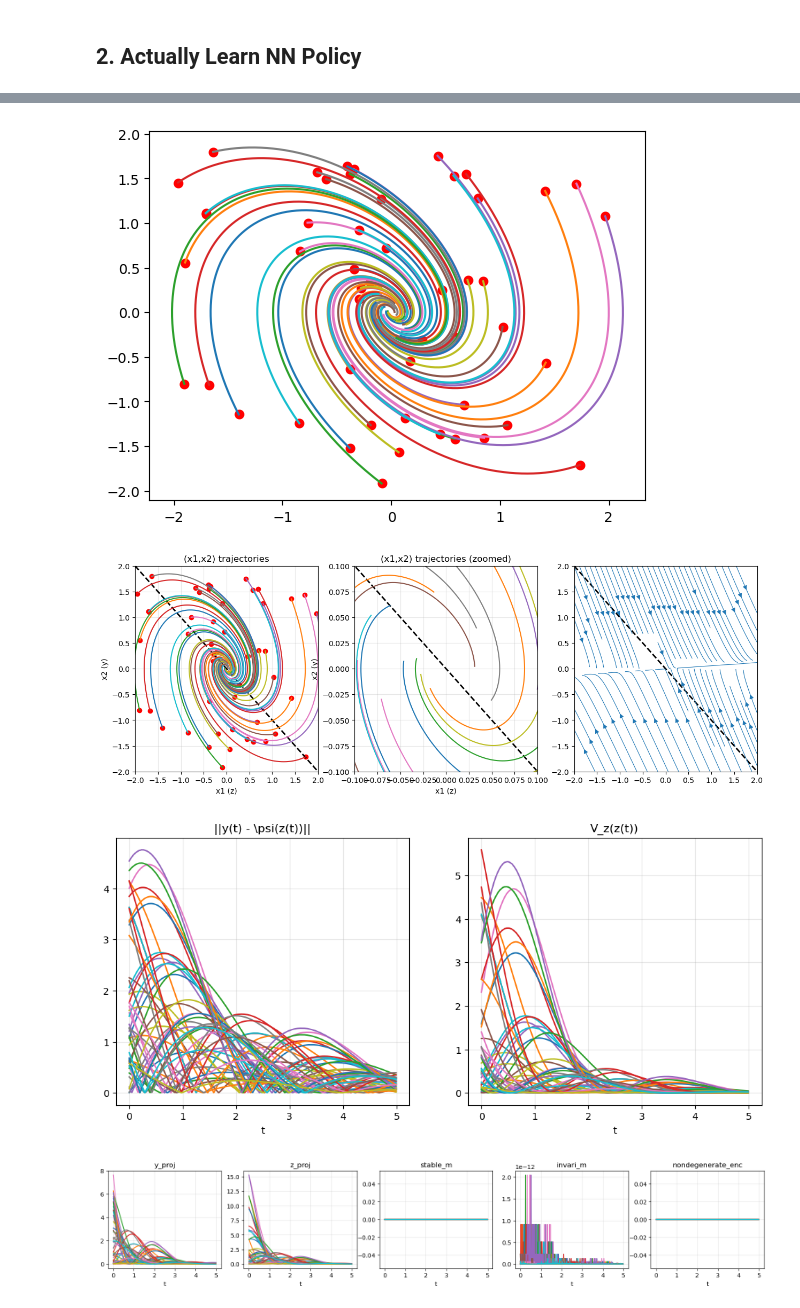
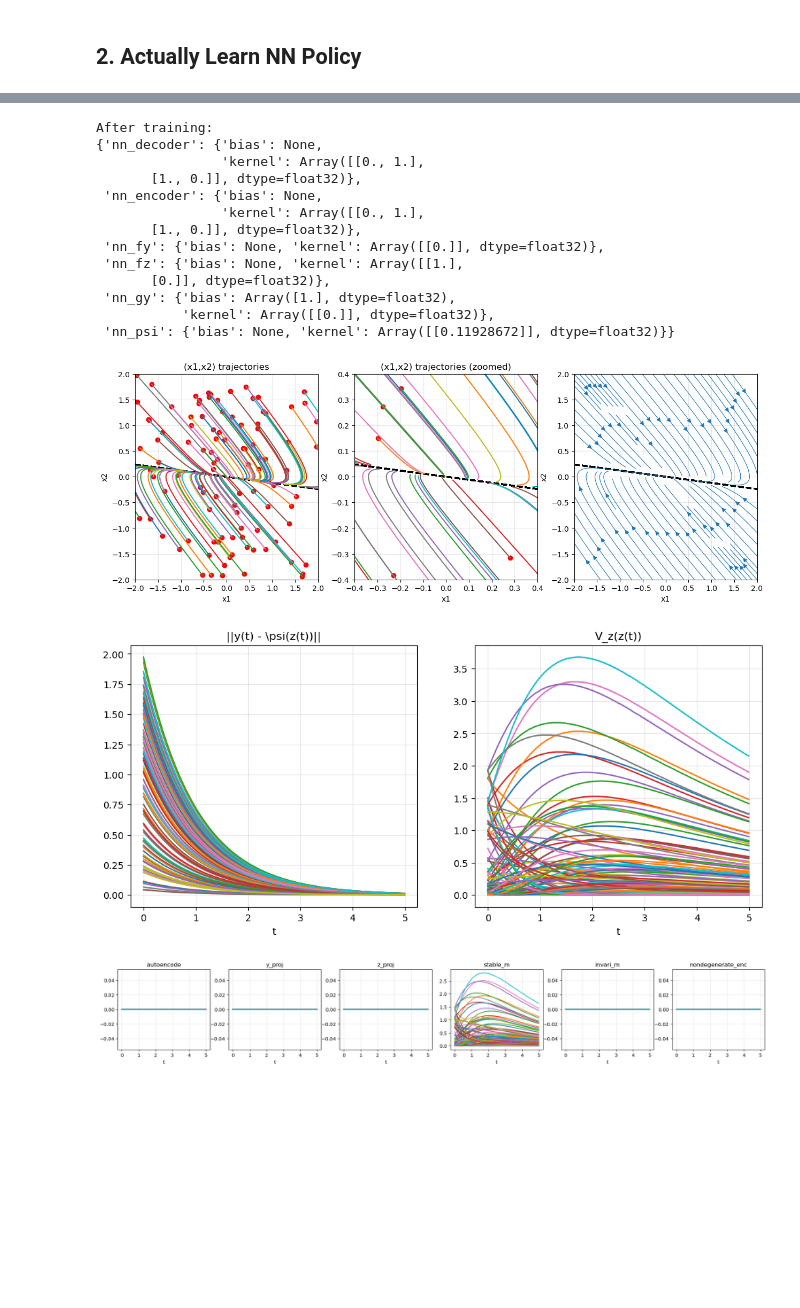
Before and after one commit to kylewang1999/zd_policy, a Jupyter notebook: scripts/main.ipynb, the cells around one changed output, grey strips where cells are left out. Drawn from its saved outputs; the diff is of its cells as text; code cells hidden in the pictures; blank space fills up the shorter version.

```diff
--- a/scripts/main.ipynb
+++ b/scripts/main.ipynb
@@ -120,6 +108,7 @@ from einops import rearrange
 import jax.tree_util as jtu
 from double_integrator import *
 from my_train import *
+from pprint import pprint
 
 
 cfg_rollout = CfgRollout()
@@ -130,18 +119,17 @@ ts = jnp.arange(cfg_rollout.t0, cfg_rollout.t1 + cfg_rollout.dt, cfg_rollout.dt)
 rng = jax.random.PRNGKey(42)
 
 rom = NNDoubleIntegratorROM(cfg_rom=cfg_rom)
-rom.hardcode_nn_params()
+rom.set_nn_params({
+    "nn_encoder": {"kernel": jnp.array([[0., 1.], [1., 0.]])},
+    "nn_decoder": {"kernel": jnp.array([[0., 1.], [1., 0.]])},
+    "nn_fy":      {"kernel": jnp.array([[0.]])},
+    "nn_gy":      {"kernel": jnp.array([[0.]]), "bias": jnp.array([1.])},
+    "nn_fz":      {"kernel": jnp.array([[1.], [0.]])},                # ż = y
+    "nn_psi":      {"kernel": jnp.array([[-0.4]])}, # on purpose give it a incorrect value.
+})
 
-params = rom.get_nn_params()
-leaves, treedef = jtu.tree_flatten(params)
-keys = jax.random.split(rng, len(leaves))
-keys_tree = jtu.tree_unflatten(treedef, keys)
-
-corrupted_params = jtu.tree_map(
-    lambda x, k: x + jax.random.normal(k, x.shape),
-    params, keys_tree
-)
-rom.set_nn_params(corrupted_params)
+print("Before training:")
+pprint(rom.get_nn_params())
 
 integrator = Integrator(
     solver=partial(dfx.diffeqsolve, solver=dfx.Tsit5()),
@@ -149,6 +137,4 @@ integrator = Integrator(
 )
 
 train(rom, integrator, cfg_train, cfg_data, rng)
-
-rom.get_nn_params()
 # %% [output]
@@ -169,22 +154,29 @@ Training interrupted by user
-# %%
-
-x0s = jax.random.uniform(rng, (50, 2), minval=-cfg_data.box_width, maxval=cfg_data.box_width)
-
-int_out = integrator.apply(x0s, rom=rom)
-aux_out = integrator.post_apply(int_out, rom=rom)
-loss_out = integrator.compute_loss(int_out, rom=rom)
-
-xs = aux_out.xs
-
-for i in range(xs.shape[0]):
-    plt.plot(xs[i, :, 0], xs[i, :, 1])
-plt.scatter(xs[:, 0, 0], xs[:, 0, 1], color='red')
-plt.show()
-
-
-make_plots(rom, int_out, aux_out, loss_out)
-# %% [output]
-[figure, removed]
-[figure, removed]
-[figure, removed]
-[figure, removed]
+# %%
+print("After training:")
+pprint(rom.get_nn_params())
+
+
+x0s = jax.random.uniform(rng, (100, 2), minval=-cfg_data.box_width, maxval=cfg_data.box_width)
+
+int_out = integrator.apply(x0s, rom=rom)
+aux_out = integrator.post_apply(int_out, rom=rom)
+loss_out = integrator.compute_loss(int_out, rom=rom)
+
+make_plots(rom, int_out, aux_out, loss_out)
+# %% [output]
+After training:
+{'nn_decoder': {'bias': None,
+                'kernel': Array([[0., 1.],
+       [1., 0.]], dtype=float32)},
+ 'nn_encoder': {'bias': None,
+                'kernel': Array([[0., 1.],
+       [1., 0.]], dtype=float32)},
+ 'nn_fy': {'bias': None, 'kernel': Array([[0.]], dtype=float32)},
+ 'nn_fz': {'bias': None, 'kernel': Array([[1.],
+       [0.]], dtype=float32)},
+ 'nn_gy': {'bias': Array([1.], dtype=float32),
+           'kernel': Array([[0.]], dtype=float32)},
+ 'nn_psi': {'bias': None, 'kernel': Array([[0.11928672]], dtype=float32)}}
+[figure, added]
+[figure, added]
+[figure, added]
```
Also changed, not shown: parts of 5 cells of this notebook, 2 other files.
